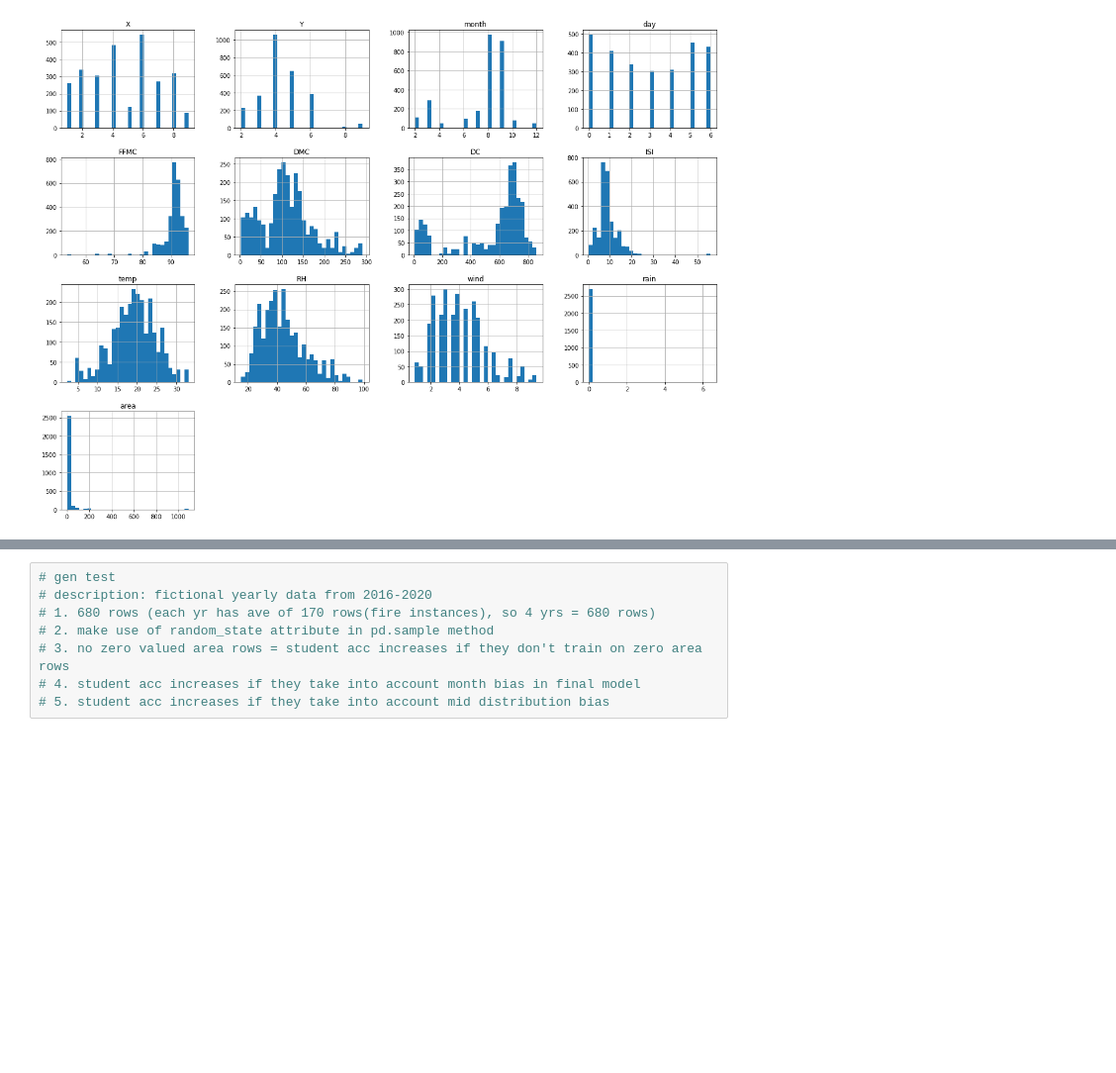
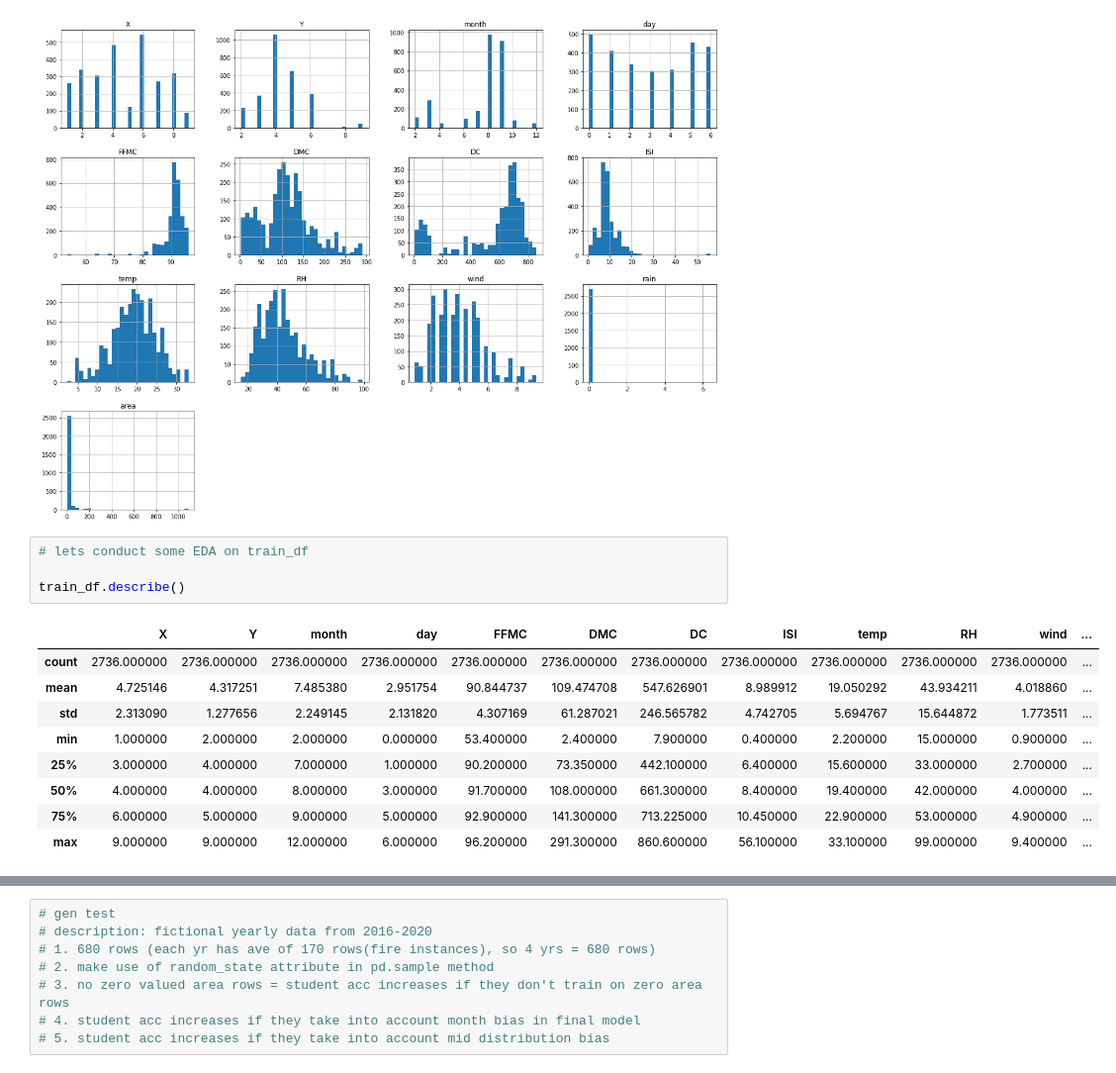
Before and after one commit to fishnchips97/Project-T-Final-189, a Jupyter notebook: scratchwork/data_generator_proj_T.ipynb, the cells around one changed output, grey strips where cells are left out. Shown: that part at 99% size. Saved outputs shown, nothing was run; the diff lists cells and outputs as text; blank space fills up the shorter version.

```diff
--- a/scratchwork/data_generator_proj_T.ipynb
+++ b/scratchwork/data_generator_proj_T.ipynb
@@ -221,3 +288,17 @@ array([[<AxesSubplot:title={'center':'X'}>,
        [<AxesSubplot:title={'center':'area'}>, <AxesSubplot:>,
         <AxesSubplot:>, <AxesSubplot:>]], dtype=object)
 [figure]
+# %%
+# lets conduct some EDA on train_df
+
+train_df.describe()
+# %% [output]
+|  | X | Y | month | day | FFMC | DMC | DC | ISI | temp | RH | wind | ... |
+| count | 2736.000000 | 2736.000000 | 2736.000000 | 2736.000000 | 2736.000000 | 2736.000000 | 2736.000000 | 2736.000000 | 2736.000000 | 2736.000000 | 2736.000000 | ... |
+| mean | 4.725146 | 4.317251 | 7.485380 | 2.951754 | 90.844737 | 109.474708 | 547.626901 | 8.989912 | 19.050292 | 43.934211 | 4.018860 | ... |
+| std | 2.313090 | 1.277656 | 2.249145 | 2.131820 | 4.307169 | 61.287021 | 246.565782 | 4.742705 | 5.694767 | 15.644872 | 1.773511 | ... |
+| min | 1.000000 | 2.000000 | 2.000000 | 0.000000 | 53.400000 | 2.400000 | 7.900000 | 0.400000 | 2.200000 | 15.000000 | 0.900000 | ... |
+| 25% | 3.000000 | 4.000000 | 7.000000 | 1.000000 | 90.200000 | 73.350000 | 442.100000 | 6.400000 | 15.600000 | 33.000000 | 2.700000 | ... |
+| 50% | 4.000000 | 4.000000 | 8.000000 | 3.000000 | 91.700000 | 108.000000 | 661.300000 | 8.400000 | 19.400000 | 42.000000 | 4.000000 | ... |
+| 75% | 6.000000 | 5.000000 | 9.000000 | 5.000000 | 92.900000 | 141.300000 | 713.225000 | 10.450000 | 22.900000 | 53.000000 | 4.900000 | ... |
+| max | 9.000000 | 9.000000 | 12.000000 | 6.000000 | 96.200000 | 291.300000 | 860.600000 | 56.100000 | 33.100000 | 99.000000 | 9.400000 | ... |
```
Also changed, not shown: parts of 23 cells of this notebook, 3 other files.
